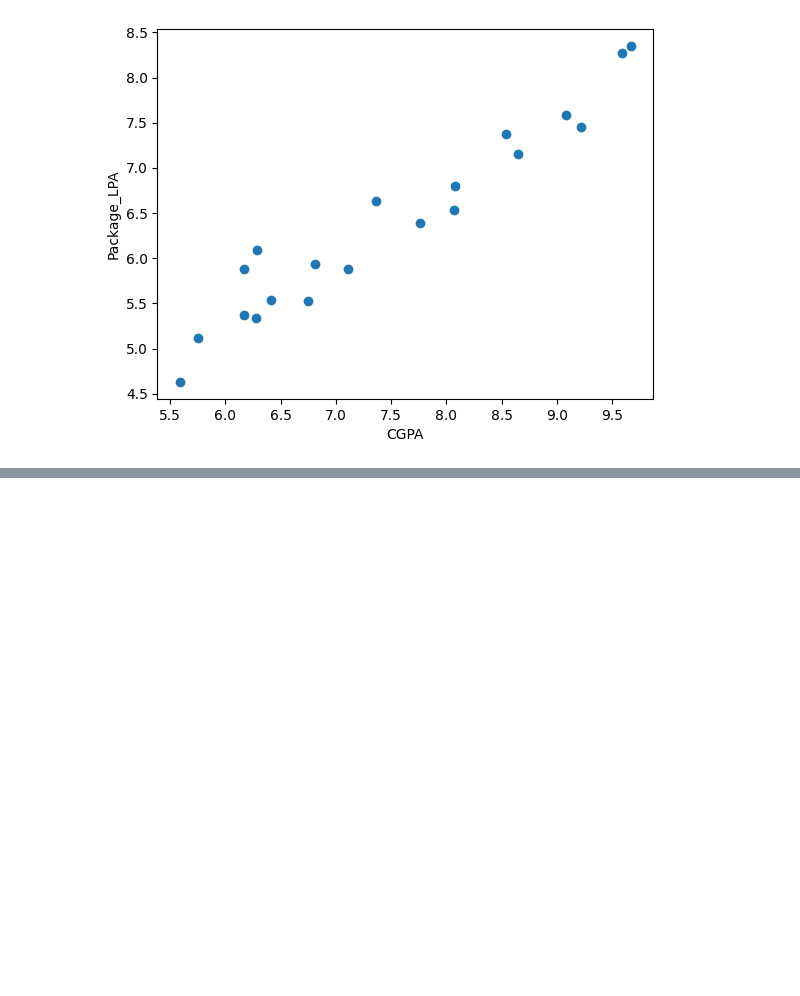
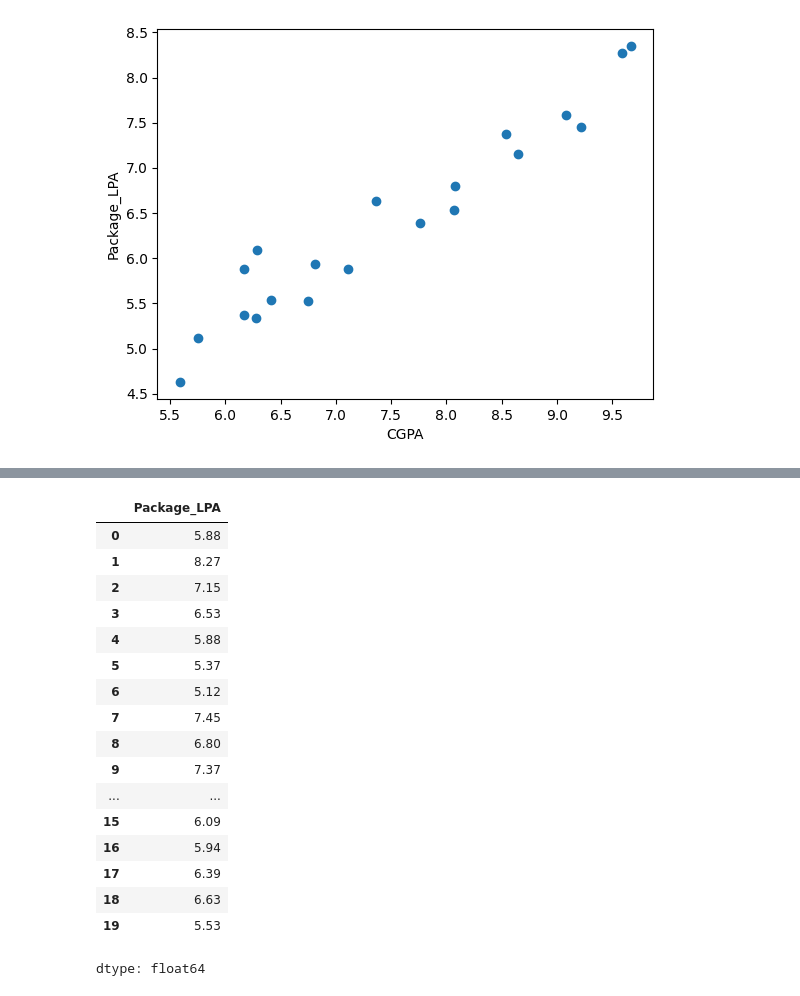
Before and after one commit to Pritishcoder07/AIML-ALGROITHM, a Jupyter notebook: AIML_ALGROITHM.ipynb, the cells around one changed output, grey strips where cells are left out. Cells and saved outputs as stored; diff of their text form; code cells hidden in the pictures; blank space fills up the shorter version.

```diff
--- a/AIML_ALGROITHM.ipynb
+++ b/AIML_ALGROITHM.ipynb
@@ -49,0 +73,21 @@ Text(0, 0.5, 'Package_LPA')
+# %%
+Y
+# %% [output]
+|  | Package_LPA |
+| 0 | 5.88 |
+| 1 | 8.27 |
+| 2 | 7.15 |
+| 3 | 6.53 |
+| 4 | 5.88 |
+| 5 | 5.37 |
+| 6 | 5.12 |
+| 7 | 7.45 |
+| 8 | 6.80 |
+| 9 | 7.37 |
+| ... | ... |
+| 15 | 6.09 |
+| 16 | 5.94 |
+| 17 | 6.39 |
+| 18 | 6.63 |
+| 19 | 5.53 |
+dtype: float64
```
Also changed, not shown: parts of 1 cell of this notebook.
